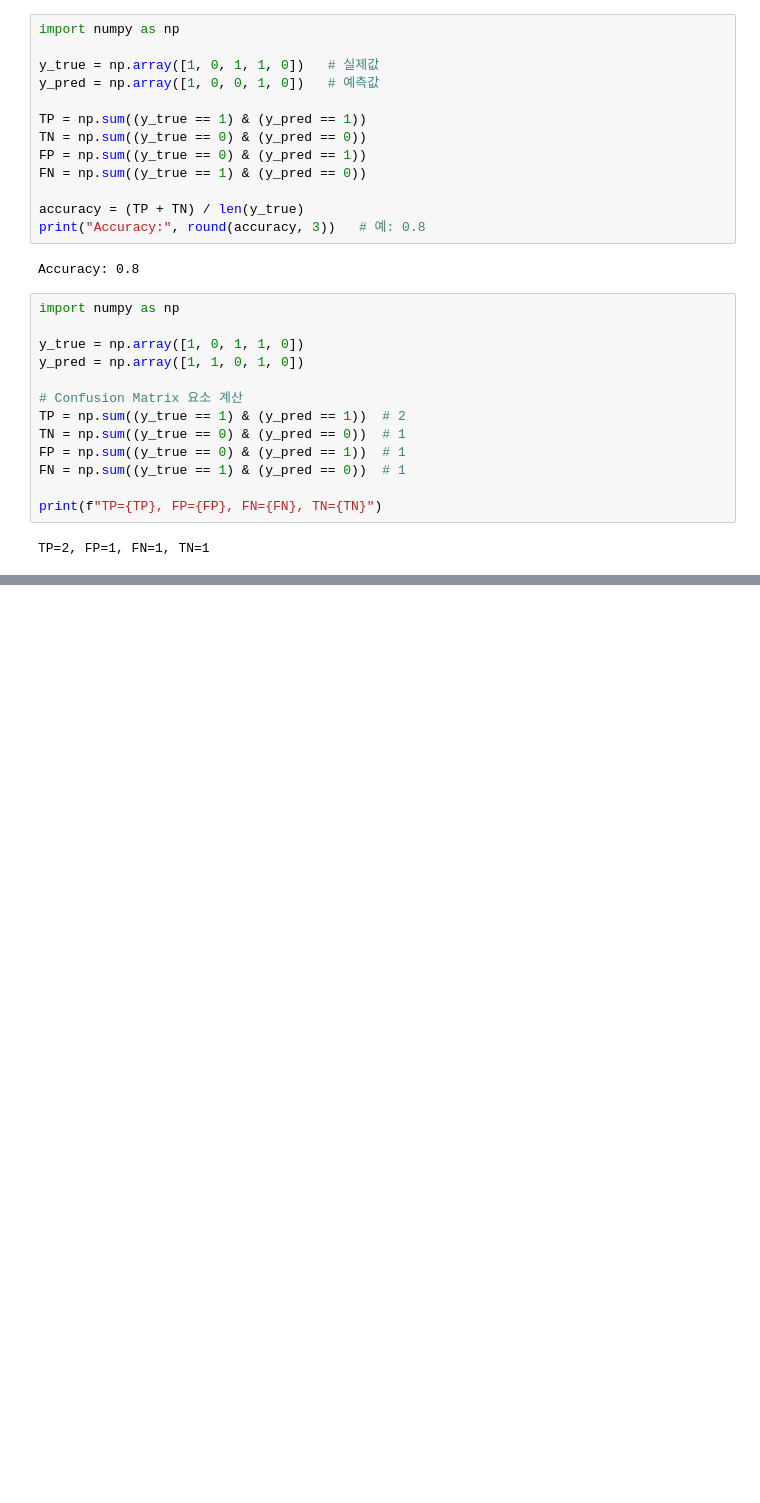
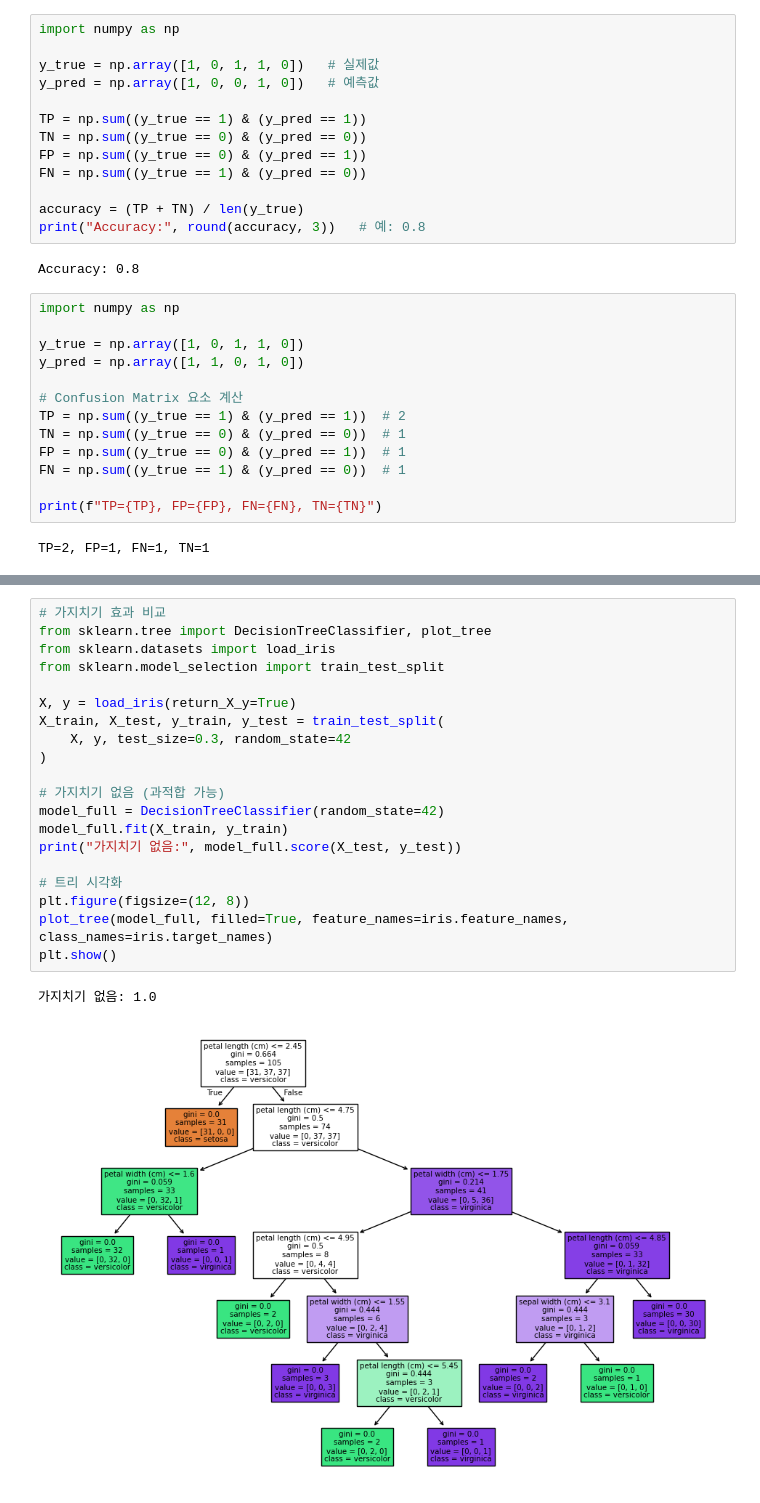
Before and after one commit to heeyoung-Python-practice/machine_learnning, a Jupyter notebook: exercise.ipynb, the cells around one changed output, grey strips where cells are left out. Cells and saved outputs as stored; diff of their text form; blank space fills up the shorter version.

```diff
--- a/exercise.ipynb
+++ b/exercise.ipynb
@@ -458,0 +594,23 @@ TP=2, FP=1, FN=1, TN=1
+# %%
+# 가지치기 효과 비교
+from sklearn.tree import DecisionTreeClassifier, plot_tree
+from sklearn.datasets import load_iris
+from sklearn.model_selection import train_test_split
+
+X, y = load_iris(return_X_y=True)
+X_train, X_test, y_train, y_test = train_test_split(
+    X, y, test_size=0.3, random_state=42
+)
+
+# 가지치기 없음 (과적합 가능)
+model_full = DecisionTreeClassifier(random_state=42)
+model_full.fit(X_train, y_train)
+print("가지치기 없음:", model_full.score(X_test, y_test))
+
+# 트리 시각화
+plt.figure(figsize=(12, 8))
+plot_tree(model_full, filled=True, feature_names=iris.feature_names, class_names=iris.target_names)
+plt.show()
+# %% [output]
+가지치기 없음: 1.0
+[figure, added]
```
Also changed, not shown: parts of 18 cells of this notebook, 7 other files.
